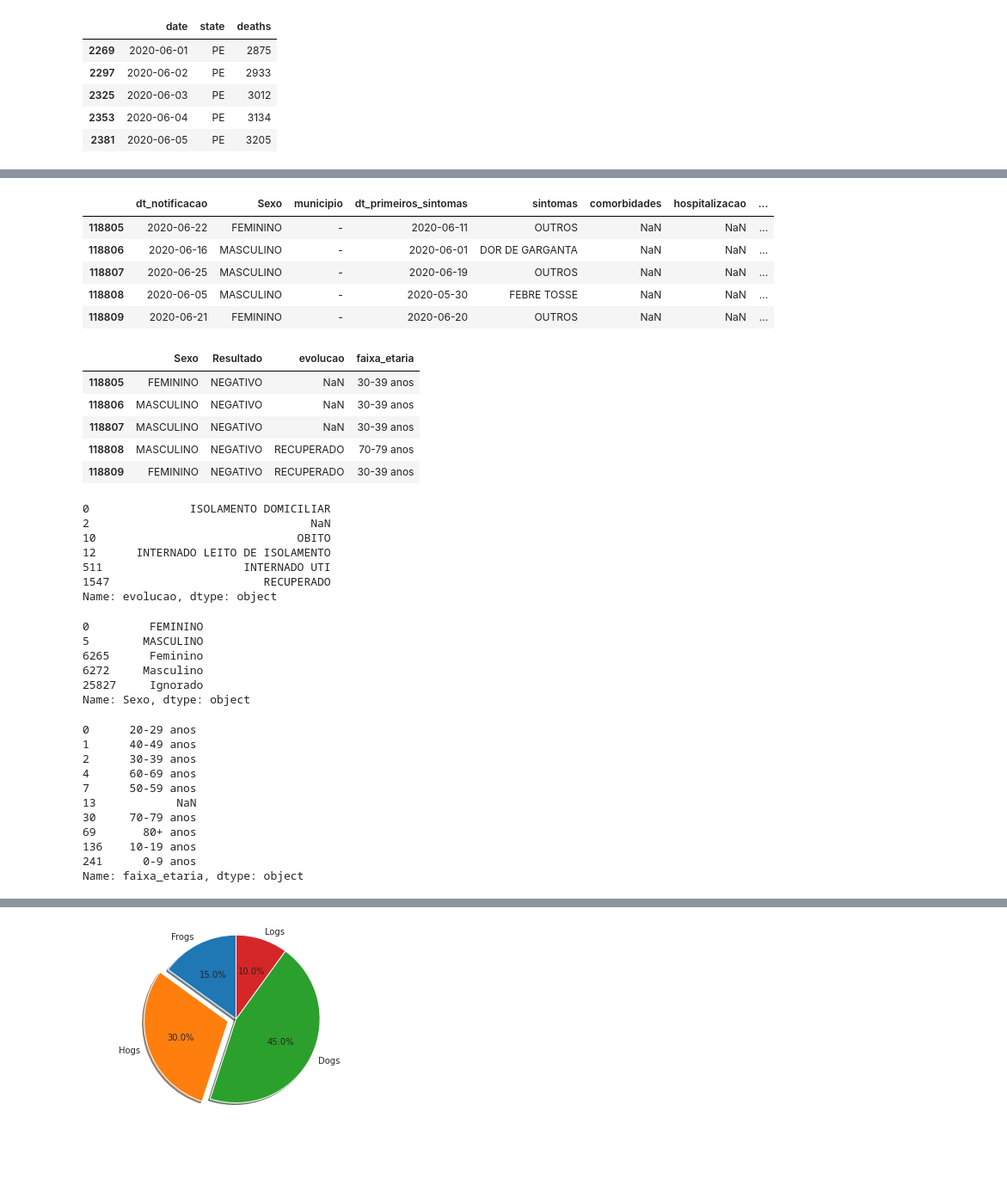
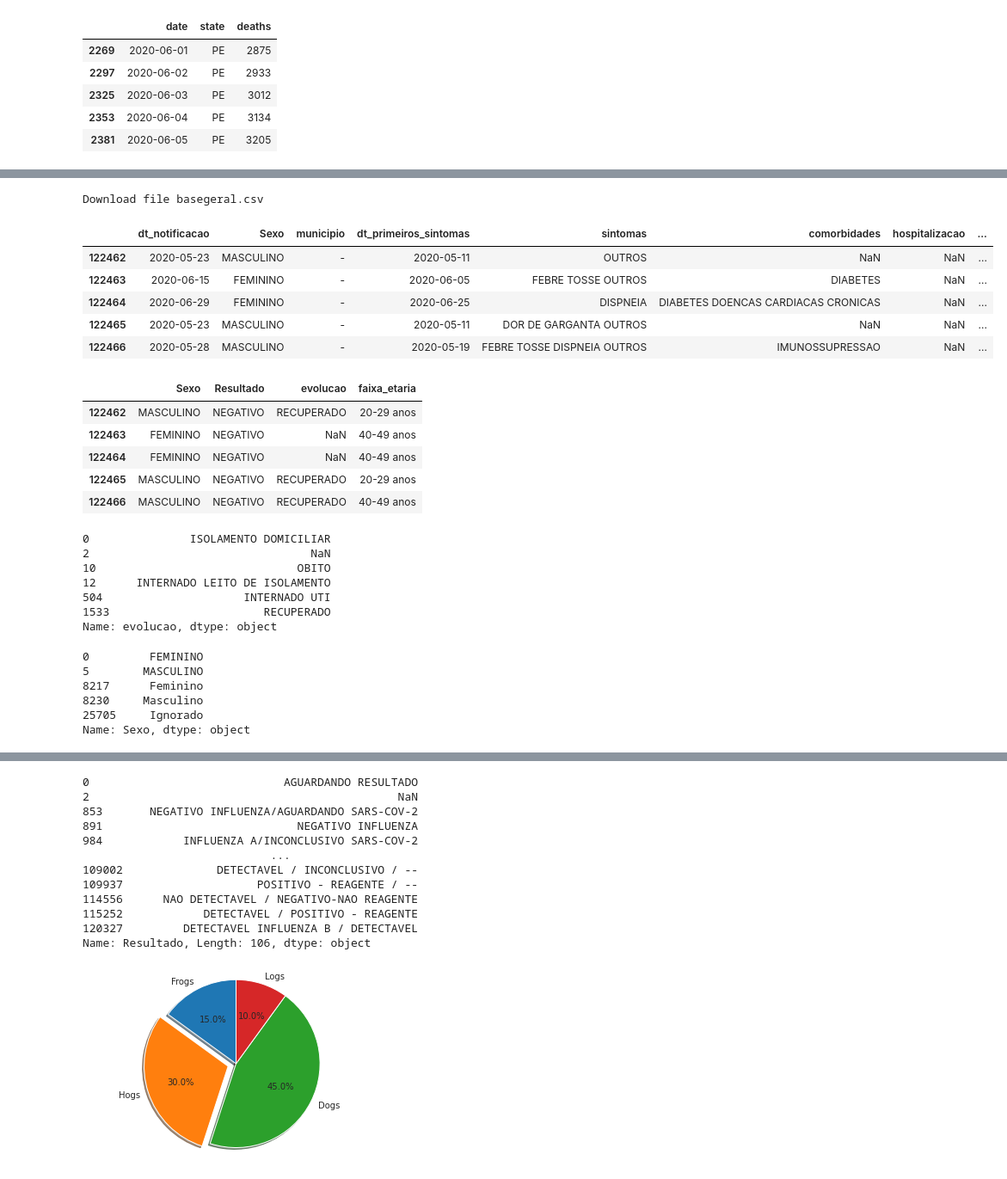
Before and after one commit to laurobmb/covid_pernambuco, a Jupyter notebook: covid_19.ipynb, the cells around one changed output, grey strips where cells are left out. Shown: that part at 86% size. Saved outputs shown, nothing was run; the diff lists cells and outputs as text; code cells hidden in the pictures; blank space fills up the shorter version.

```diff
--- a/covid_19.ipynb
+++ b/covid_19.ipynb
@@ -437,66 +437,56 @@ g.figure.savefig('files/recuperados_pernambuco.png',dpi=200,quality=90)
 # %%
-#download('https://dados.seplag.pe.gov.br/apps/basegeral.csv','basegeral.csv')
+download('https://dados.seplag.pe.gov.br/apps/basegeral.csv','basegeral.csv')
 df_basegeral = pd.read_csv('basegeral.csv',sep=';')
 display(df_basegeral.tail())
 df_basegeral = df_basegeral[ ['Sexo','Resultado','evolucao','faixa_etaria']]
 display(df_basegeral.tail())
 
 display(df_basegeral['evolucao'].drop_duplicates())
 display(df_basegeral['Sexo'].drop_duplicates())
 display(df_basegeral['faixa_etaria'].drop_duplicates())
 display(df_basegeral['Resultado'].drop_duplicates())
 
 
 
 
 #ax = sns.barplot(x="Resultado", y="faixa_etaria", hue="Sexo", data=df_basegeral)
 
 import matplotlib.pyplot as plt
 
 labels = 'Frogs', 'Hogs', 'Dogs', 'Logs'
 sizes = [15, 30, 45, 10]
 explode = (0, 0.1, 0, 0)  # only "explode" the 2nd slice (i.e. 'Hogs')
 
 fig1, ax1 = plt.subplots()
 ax1.pie(sizes, explode=explode, labels=labels, autopct='%1.1f%%',
         shadow=True, startangle=90)
 ax1.axis('equal')  # Equal aspect ratio ensures that pie is drawn as a circle.
 
 plt.show()
 # %% [output]
+Download file basegeral.csv
 |  | dt_notificacao | Sexo | municipio | dt_primeiros_sintomas | sintomas | comorbidades | hospitalizacao | ... |
-| 118805 | 2020-06-22 | FEMININO | - | 2020-06-11 | OUTROS | NaN | NaN | ... |
-| 118806 | 2020-06-16 | MASCULINO | - | 2020-06-01 | DOR DE GARGANTA | NaN | NaN | ... |
-| 118807 | 2020-06-25 | MASCULINO | - | 2020-06-19 | OUTROS | NaN | NaN | ... |
-| 118808 | 2020-06-05 | MASCULINO | - | 2020-05-30 | FEBRE TOSSE | NaN | NaN | ... |
-| 118809 | 2020-06-21 | FEMININO | - | 2020-06-20 | OUTROS | NaN | NaN | ... |
+| 122462 | 2020-05-23 | MASCULINO | - | 2020-05-11 | OUTROS | NaN | NaN | ... |
+| 122463 | 2020-06-15 | FEMININO | - | 2020-06-05 | FEBRE TOSSE OUTROS | DIABETES | NaN | ... |
+| 122464 | 2020-06-29 | FEMININO | - | 2020-06-25 | DISPNEIA | DIABETES DOENCAS CARDIACAS CRONICAS | NaN | ... |
+| 122465 | 2020-05-23 | MASCULINO | - | 2020-05-11 | DOR DE GARGANTA OUTROS | NaN | NaN | ... |
+| 122466 | 2020-05-28 | MASCULINO | - | 2020-05-19 | FEBRE TOSSE DISPNEIA OUTROS | IMUNOSSUPRESSAO | NaN | ... |
 |  | Sexo | Resultado | evolucao | faixa_etaria |
-| 118805 | FEMININO | NEGATIVO | NaN | 30-39 anos |
-| 118806 | MASCULINO | NEGATIVO | NaN | 30-39 anos |
-| 118807 | MASCULINO | NEGATIVO | NaN | 30-39 anos |
-| 118808 | MASCULINO | NEGATIVO | RECUPERADO | 70-79 anos |
-| 118809 | FEMININO | NEGATIVO | RECUPERADO | 30-39 anos |
+| 122462 | MASCULINO | NEGATIVO | RECUPERADO | 20-29 anos |
+| 122463 | FEMININO | NEGATIVO | NaN | 40-49 anos |
+| 122464 | FEMININO | NEGATIVO | NaN | 40-49 anos |
+| 122465 | MASCULINO | NEGATIVO | RECUPERADO | 20-29 anos |
+| 122466 | MASCULINO | NEGATIVO | RECUPERADO | 40-49 anos |
-0               ISOLAMENTO DOMICILIAR
-2                                 NaN
-10                              OBITO
-12      INTERNADO LEITO DE ISOLAMENTO
-511                     INTERNADO UTI
-1547                       RECUPERADO
-Name: evolucao, dtype: object
-0         FEMININO
-5        MASCULINO
-6265      Feminino
-6272     Masculino
-25827     Ignorado
-Name: Sexo, dtype: object
+0               ISOLAMENTO DOMICILIAR
+2                                 NaN
+10                              OBITO
+12      INTERNADO LEITO DE ISOLAMENTO
+504                     INTERNADO UTI
+1533                       RECUPERADO
+Name: evolucao, dtype: object
-0      20-29 anos
-1      40-49 anos
-2      30-39 anos
-4      60-69 anos
-7      50-59 anos
-13            NaN
-30     70-79 anos
-69       80+ anos
-136    10-19 anos
-241      0-9 anos
-Name: faixa_etaria, dtype: object
+0         FEMININO
+5        MASCULINO
+8217      Feminino
+8230     Masculino
+25705     Ignorado
+Name: Sexo, dtype: object
@@ -515 +504,13 @@ Name: Resultado, Length: 101, dtype: object
+0                             AGUARDANDO RESULTADO
+2                                              NaN
+853       NEGATIVO INFLUENZA/AGUARDANDO SARS-COV-2
+891                             NEGATIVO INFLUENZA
+984            INFLUENZA A/INCONCLUSIVO SARS-COV-2
+                            ...
+109002              DETECTAVEL / INCONCLUSIVO / --
+109937                    POSITIVO - REAGENTE / --
+114556      NAO DETECTAVEL / NEGATIVO-NAO REAGENTE
+115252            DETECTAVEL / POSITIVO - REAGENTE
+120327         DETECTAVEL INFLUENZA B / DETECTAVEL
+Name: Resultado, Length: 106, dtype: object
 [figure]
```
Also changed, not shown: parts of 15 cells of this notebook, 15 other files.
